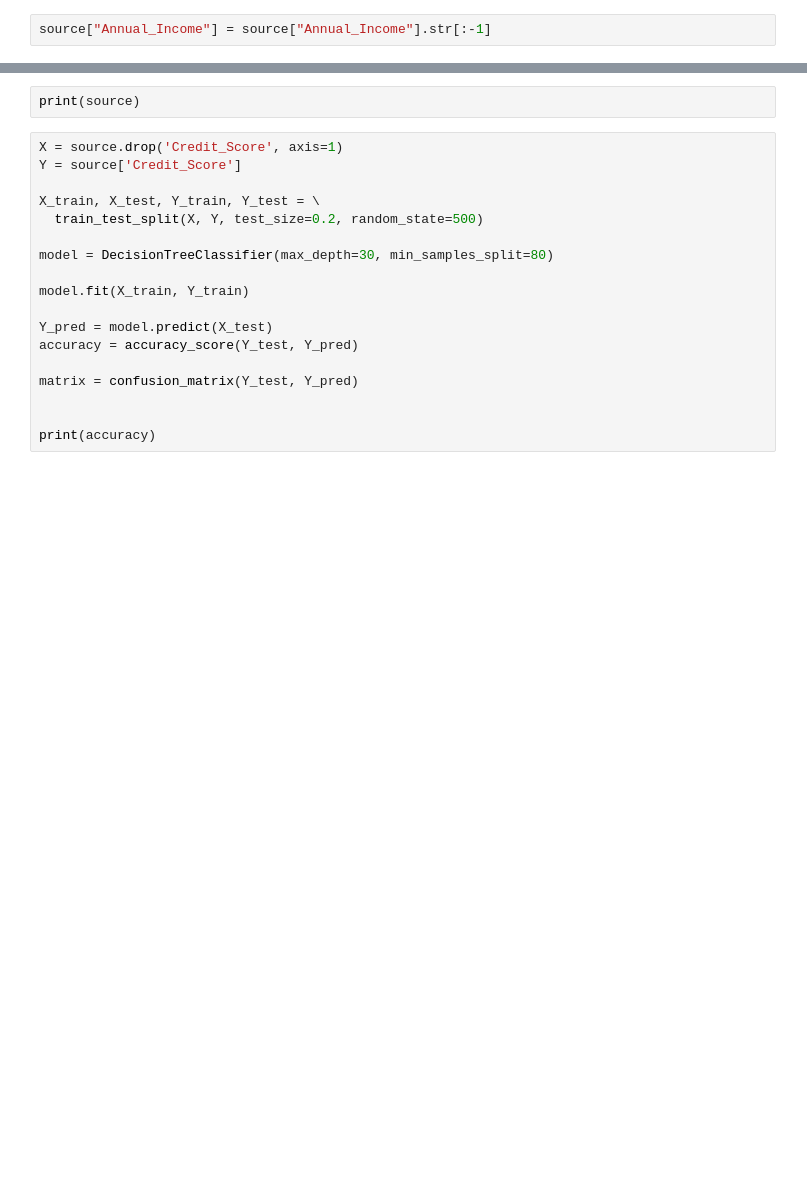
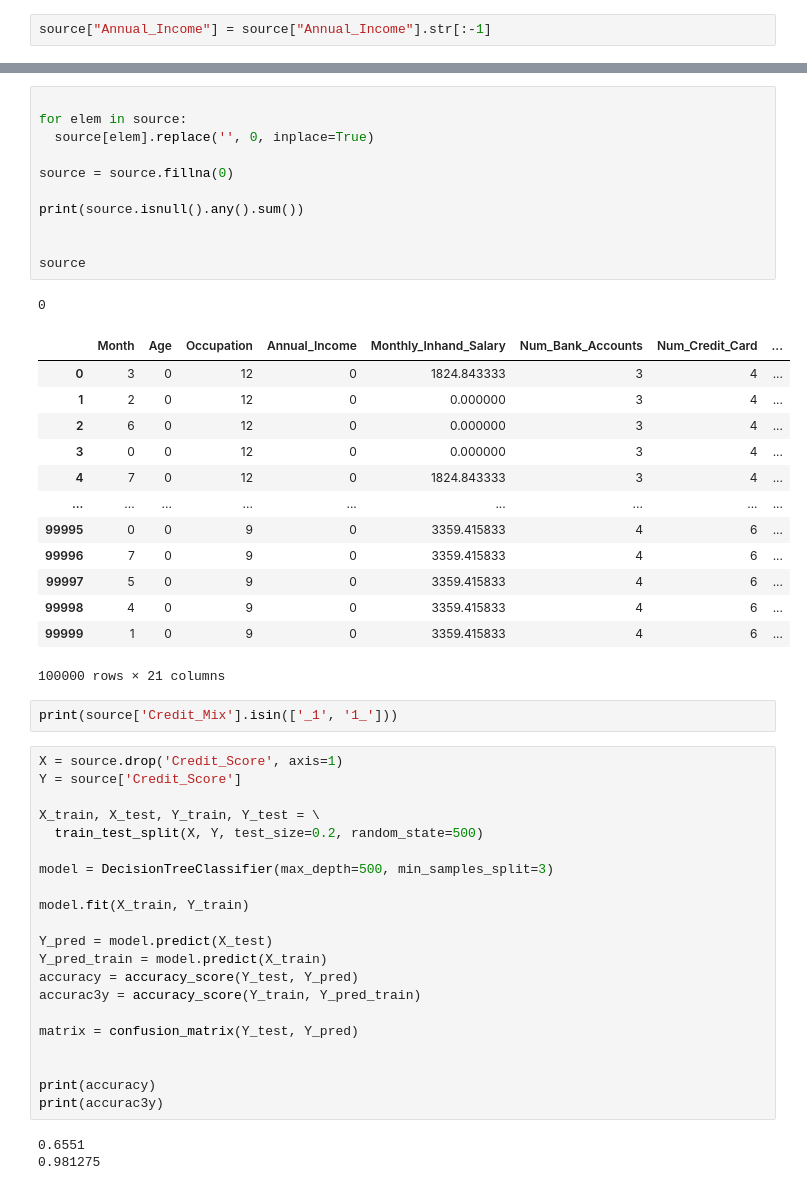
Before and after one commit to joaopedropastura/credit_score_ai, a Jupyter notebook: CreaditClassification.ipynb, the cells around one changed output, grey strips where cells are left out. Cells and saved outputs as stored; diff of their text form; blank space fills up the shorter version.

```diff
--- a/CreaditClassification.ipynb
+++ b/CreaditClassification.ipynb
@@ -52,5 +78,31 @@ print(source[source['Age'] ==  (source['age'] if source['Age'].str.find('-') ==
+# %%
+
+for elem in source:
+  source[elem].replace('', 0, inplace=True)
+
+source = source.fillna(0)
+
+print(source.isnull().any().sum())
+
+
+source
+# %% [output]
+0
+|  | Month | Age | Occupation | Annual_Income | Monthly_Inhand_Salary | Num_Bank_Accounts | Num_Credit_Card | ... |
+| 0 | 3 | 0 | 12 | 0 | 1824.843333 | 3 | 4 | ... |
+| 1 | 2 | 0 | 12 | 0 | 0.000000 | 3 | 4 | ... |
+| 2 | 6 | 0 | 12 | 0 | 0.000000 | 3 | 4 | ... |
+| 3 | 0 | 0 | 12 | 0 | 0.000000 | 3 | 4 | ... |
+| 4 | 7 | 0 | 12 | 0 | 1824.843333 | 3 | 4 | ... |
+| ... | ... | ... | ... | ... | ... | ... | ... | ... |
+| 99995 | 0 | 0 | 9 | 0 | 3359.415833 | 4 | 6 | ... |
+| 99996 | 7 | 0 | 9 | 0 | 3359.415833 | 4 | 6 | ... |
+| 99997 | 5 | 0 | 9 | 0 | 3359.415833 | 4 | 6 | ... |
+| 99998 | 4 | 0 | 9 | 0 | 3359.415833 | 4 | 6 | ... |
+| 99999 | 1 | 0 | 9 | 0 | 3359.415833 | 4 | 6 | ... |
+100000 rows × 21 columns
 # %%
-print(source)
+print(source['Credit_Mix'].isin(['_1', '1_']))
 # %%
 X = source.drop('Credit_Score', axis=1)
 Y = source['Credit_Score']
@@ -58,14 +110,20 @@ Y = source['Credit_Score']
 X_train, X_test, Y_train, Y_test = \
   train_test_split(X, Y, test_size=0.2, random_state=500)
 
-model = DecisionTreeClassifier(max_depth=30, min_samples_split=80)
+model = DecisionTreeClassifier(max_depth=500, min_samples_split=3)
 
 model.fit(X_train, Y_train)
 
 Y_pred = model.predict(X_test)
+Y_pred_train = model.predict(X_train)
 accuracy = accuracy_score(Y_test, Y_pred)
+accurac3y = accuracy_score(Y_train, Y_pred_train)
 
 matrix = confusion_matrix(Y_test, Y_pred)
 
 
 print(accuracy)
+print(accurac3y)
+# %% [output]
+0.6551
+0.981275
```
Also changed, not shown: parts of 5 cells of this notebook.
